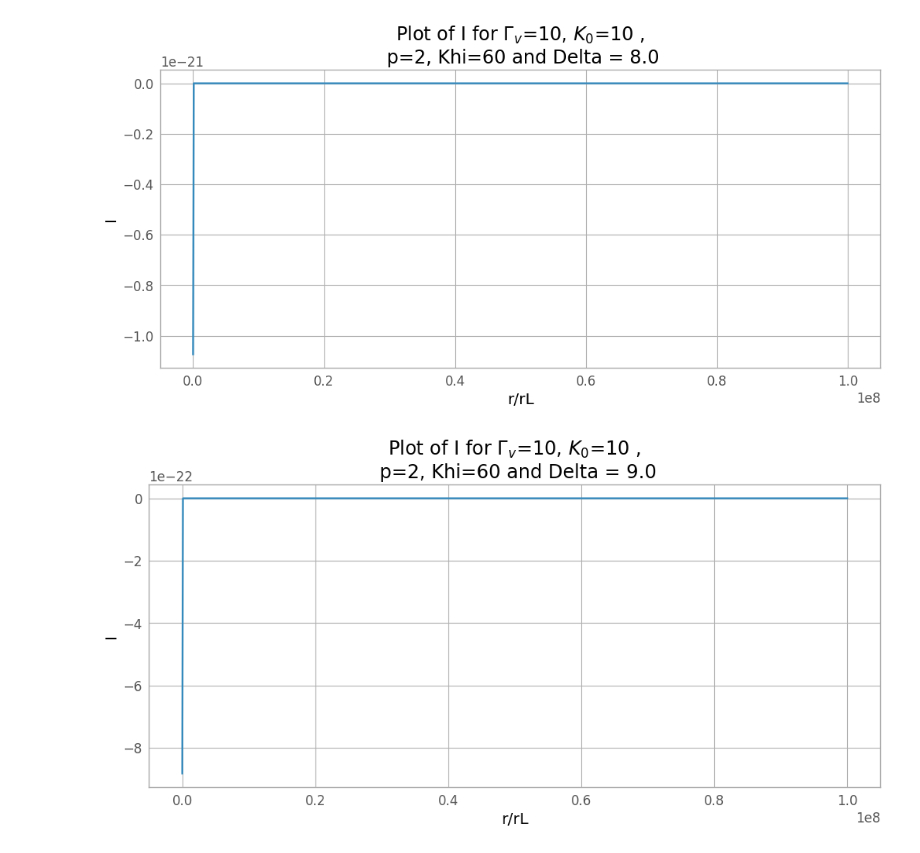
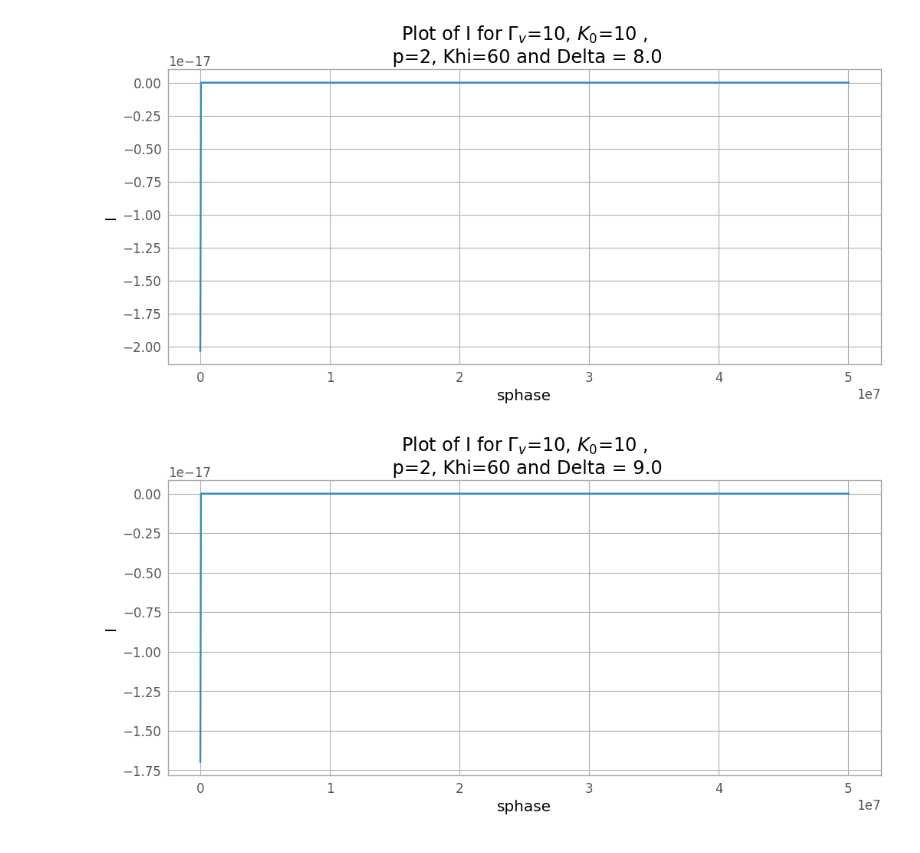
Before and after one commit to f0anits1o/Master_Thesis_Defense, a Jupyter notebook: plot_of_I.ipynb, the cells around one changed output. Drawn from its saved outputs; the diff is of its cells as text; code cells hidden in the pictures.

```diff
--- a/plot_of_I.ipynb
+++ b/plot_of_I.ipynb
@@ -72,6 +70,7 @@ $ \qquad \textbf{b} \cdot \textbf{n} =  \frac{1}{z}\: \beta_{v} \: B_L \: \tanh(
 # %%
 import numpy as np
 import matplotlib.pyplot as plt
+
 from scipy.special import gamma
 from scipy import integrate
 from scipy.constants import c, m_e, epsilon_0 as epsi_0, elementary_charge as q
@@ -95,6 +94,7 @@ def gauss_to_tesla(gauss):
     """
     return gauss * 1e-4
 
+
 def degrees_to_radians(degrees):
     """
     Convert degrees to radians.
@@ -107,20 +107,21 @@ def degrees_to_radians(degrees):
     """
     return degrees * np.pi / 180
 
-def plot_data(z, I, Khi, Delta, title):
+
+def plot_data(sphase, I, Khi, Delta, title):
     """
     Plot I for a given Khi and Delta value.
 
     Parameters:
-        z: Array of z values.
-        I: Array of the Intensity
-        Khi: Value of Khi.
+        sphase: Array of sphase values,
+        I: Array of the Intensity,
+        Khi: Value of Khi,
         Delta: Value of Delta.
     """
     plt.figure(figsize=(12, 5))
-    plt.plot(z, I)
+    plt.plot(sphase, I)
     plt.title(title)
-    plt.xlabel('r/rL')
+    plt.xlabel('sphase')
     plt.ylabel('I')
     plt.show()
     plt.close()
@@ -134,25 +135,31 @@ p = 2
 N0 = 10
 K0 = 10
 G_v = 10
+tobs = 0
 
 phi = np.pi / 3
 theta = np.pi / 2
+zeta = np.pi / 6
 Omega = 2 * np.pi * f
 rL = 2.99792458e+08 / Omega
 Bv = np.sqrt(G_v**2 - 1) / G_v
 
-D_v = 1/G_v * (1 - Bv)
+
 BL_T = gauss_to_tesla(BL_G)
 
 r = np.linspace(rL, (10**8)*rL, 1000)
 z = r / rL
 
+tret = tobs + (r*np.sin(zeta)) / c
+sphase = Omega * tret
 
-u1 = (p - 1) / 2 #u3
-u2 = (p + 3) / 2 #u4
-u3 = (p + 1) / 4 #u5
-u4 = (3*p + 7)/12 #u1
-u5 = (3*p - 1)/12 #u2
+D_v = 1/G_v * (1 - Bv*(np.cos(theta) * np.cos(zeta) + np.sin(theta) * np.sin(zeta) * np.cos(phi)))
+
+u1 = (p - 1) / 2
+u2 = (p + 3) / 2
+u3 = (p + 1) / 4
+u4 = (3*p + 7)/12
+u5 = (3*p - 1)/12
 u6 = (p + 7/3)/(p + 1)
 
 
@@ -167,11 +174,9 @@ Delta_values = np.linspace(7, 9, 3)  # Vary Delta from 7 to 9
 
 for Khi in Khi_values:
     Khi_r = degrees_to_radians(Khi)
-    psi = np.cos(theta) * np.cos(Khi_r) + np.sin(theta) * np.sin(Khi_r) * np.cos(phi + z*(1 - Bv) / Bv)
+    psi = np.cos(theta) * np.cos(Khi_r) + np.sin(theta) * np.sin(Khi_r) * np.cos(phi + z*(1 - Bv*np.sin(zeta)) / Bv)
 
     for Delta in Delta_values:
-        br = Bv**2 * BL_T * 1 / z**2 * np.tanh(psi / Delta)
-        bphi = - Bv * BL_T * (1 / z) * np.sin(theta)  * np.tanh(psi / Delta)
         B = Bv * BL_T * 1/z * np.tanh(psi/Delta) * np.sqrt(np.sin(Khi)**2 + G_v**2 * Bv**2 * 1/z**2)
 
         x = np.multiply(psi, Delta)
@@ -179,11 +184,11 @@ for Khi in Khi_values:
         sech2 = np.power(sech_x, 2)
         r2Ke = N0 * ((K0 - 1) * sech2 + 1)
 
-        r2s0 = Kp * r2Ke * (Omega**-u1) * (D_v**u2) * (((B/G_v)**2) * (1 - (D_v *(br + bphi))**2))**u3
+        r2s0 = Kp * r2Ke * (Omega**-u1) * (D_v**u2) * (((B/G_v)**2) * (1 - (D_v *np.sin(phi)*np.sin(zeta))**2))**u3
         f4 = lambda r1, theta1, phi1: np.sin(theta1)
         value, err = integrate.tplquad(f4,0,np.inf,0,np.pi, 0, 2*np.pi)
 
         I = np.multiply(r2s0, value)
         title = f"Plot of I for $\Gamma_v$={G_v}, $K_0$={K0} ,\n p={2}, Khi={Khi} and Delta = {Delta}"
-        plot_data(z, I, Khi, Delta, title)
+        plot_data(sphase, I, Khi, Delta, title)
 # %% [output]
@@ -191,2 +196,2 @@ for Khi in Khi_values:
-[figure, old version]
+[figure, new version]
-[figure, old version]
+[figure, new version]
```
Also changed, not shown: parts of 2 cells of this notebook.
